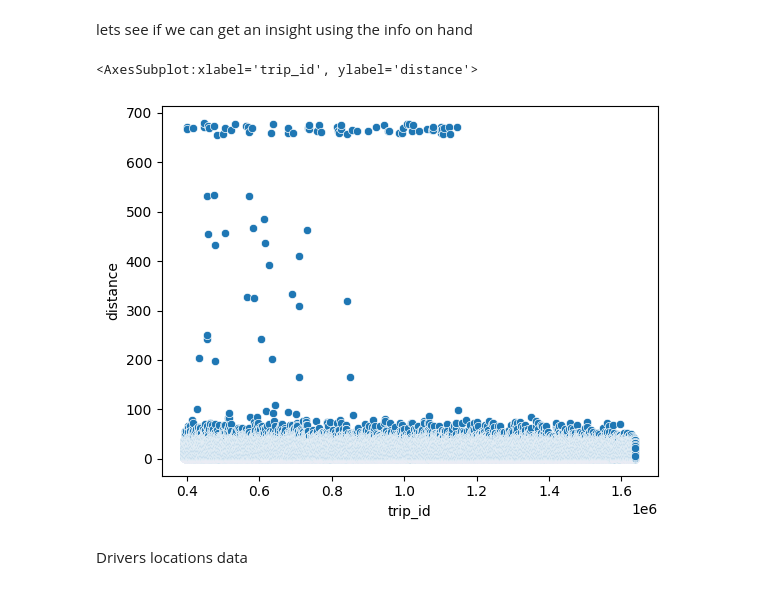
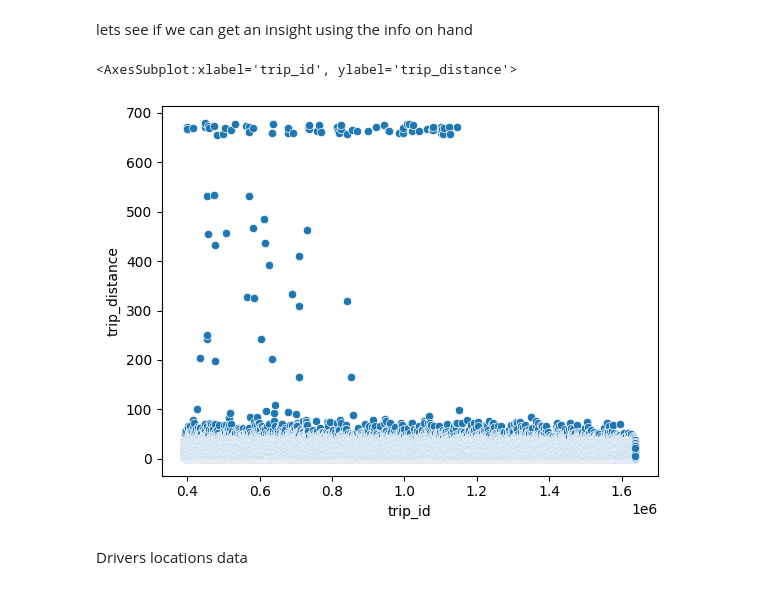
Before and after one commit to nahomHmichael/gokada-delivery-optimisation-with-causal-inference, a Jupyter notebook: notebooks/EDA.ipynb, the cells around one changed output. Drawn from its saved outputs; the diff is of its cells as text; code cells hidden in the pictures.

```diff
--- a/notebooks/EDA.ipynb
+++ b/notebooks/EDA.ipynb
@@ -111,10 +111,10 @@ df_orders.head()
 # %% [markdown]
 lets see if we can get an insight using the info on hand
 # %%
-sns.scatterplot(y=df_orders['distance'],x=df_orders['trip_id'])
+sns.scatterplot(y=df_orders['trip_distance'],x=df_orders['trip_id'])
 # %% [output]
-<AxesSubplot:xlabel='trip_id', ylabel='distance'>
+<AxesSubplot:xlabel='trip_id', ylabel='trip_distance'>
-[figure, old version]
+[figure, new version]
 # %% [markdown]
 Drivers locations data
 # %%
```
Also changed, not shown: parts of 12 cells of this notebook.
